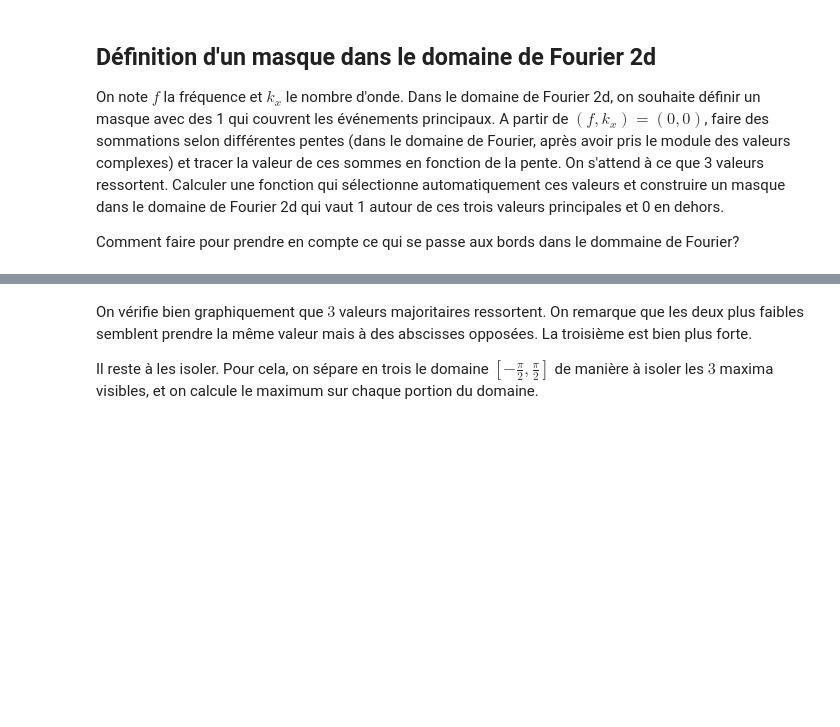
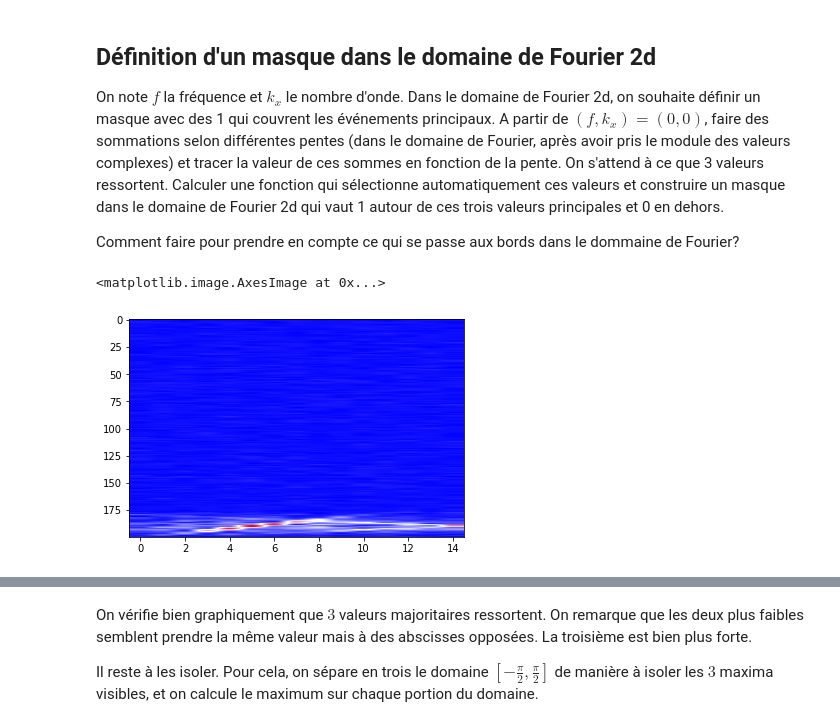
Before and after one commit to gabrielleberrada/projet_traitement_signal, a Jupyter notebook: mini_projet_interpolation/mini_projet_groupe3.ipynb, the cells around one changed output, grey strips where cells are left out. Cells and saved outputs as stored; diff of their text form; code cells hidden in the pictures; blank space fills up the shorter version.

```diff
--- a/mini_projet_interpolation/mini_projet_groupe3.ipynb
+++ b/mini_projet_interpolation/mini_projet_groupe3.ipynb
@@ -425,3 +412,11 @@ On retrouve bien des droites passant par l'origine (par périodicité du spectre
 On note $f$ la fréquence et $k_x$ le nombre d'onde. Dans le domaine de Fourier 2d, on souhaite définir un masque avec des 1 qui couvrent les événements principaux. A partir de $(f,k_x)=(0,0)$, faire des sommations selon différentes pentes (dans le domaine de Fourier, après avoir pris le module des valeurs complexes) et tracer la valeur de ces sommes en fonction de la pente. On s'attend à ce que 3 valeurs ressortent. Calculer une fonction qui sélectionne automatiquement ces valeurs et construire un masque dans le domaine de Fourier 2d qui vaut 1 autour de ces trois valeurs principales et 0 en dehors.
 
 Comment faire pour prendre en compte ce qui se passe aux bords dans le dommaine de Fourier?
+# %%
+gpanelf = np.fft.fft2(gpanel)
+nx, ny = np.shape(gpanelf)
+gpanelf = gpanelf[nx//2:, :ny//2]
+plt.imshow(np.abs(gpanelf), aspect='auto')
+# %% [output]
+<matplotlib.image.AxesImage at 0x...>
+[figure, added]
```
Also changed, not shown: parts of 14 cells of this notebook.
